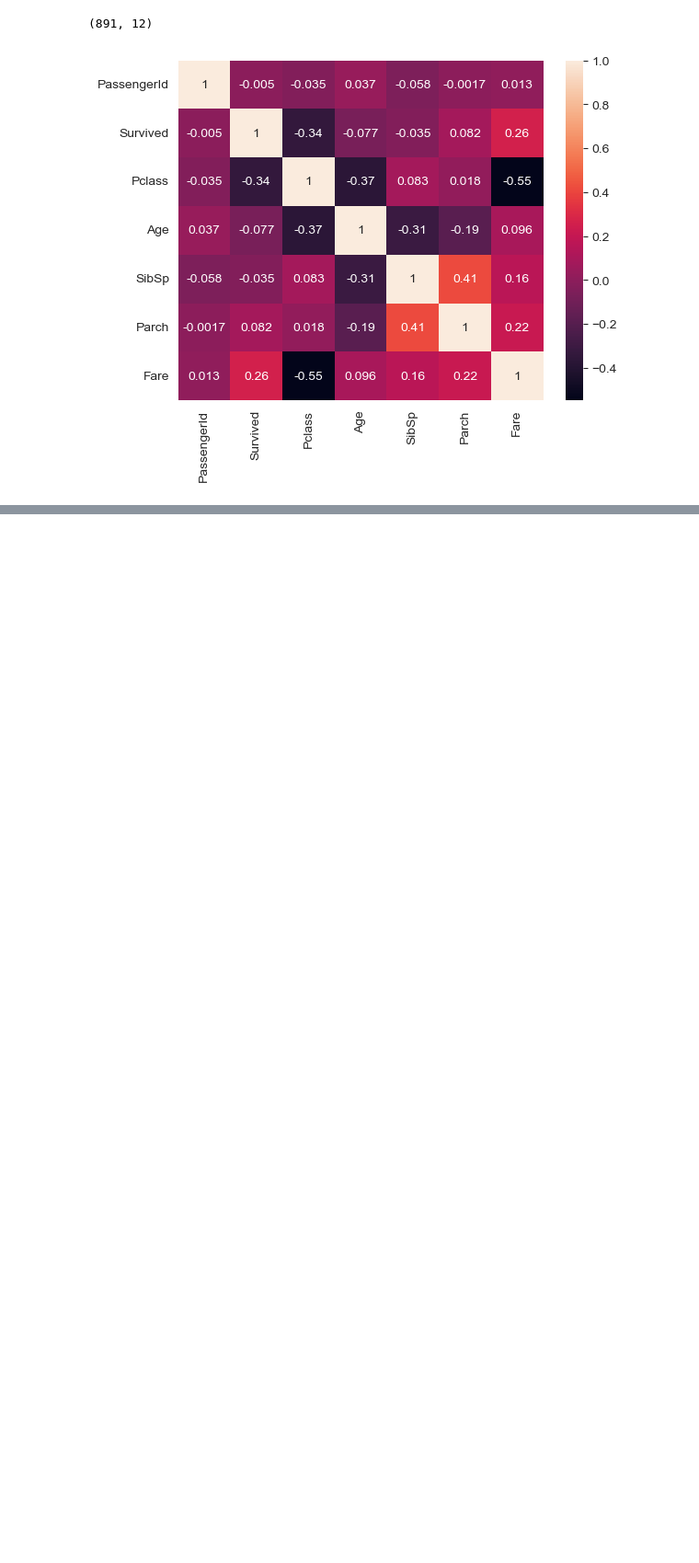
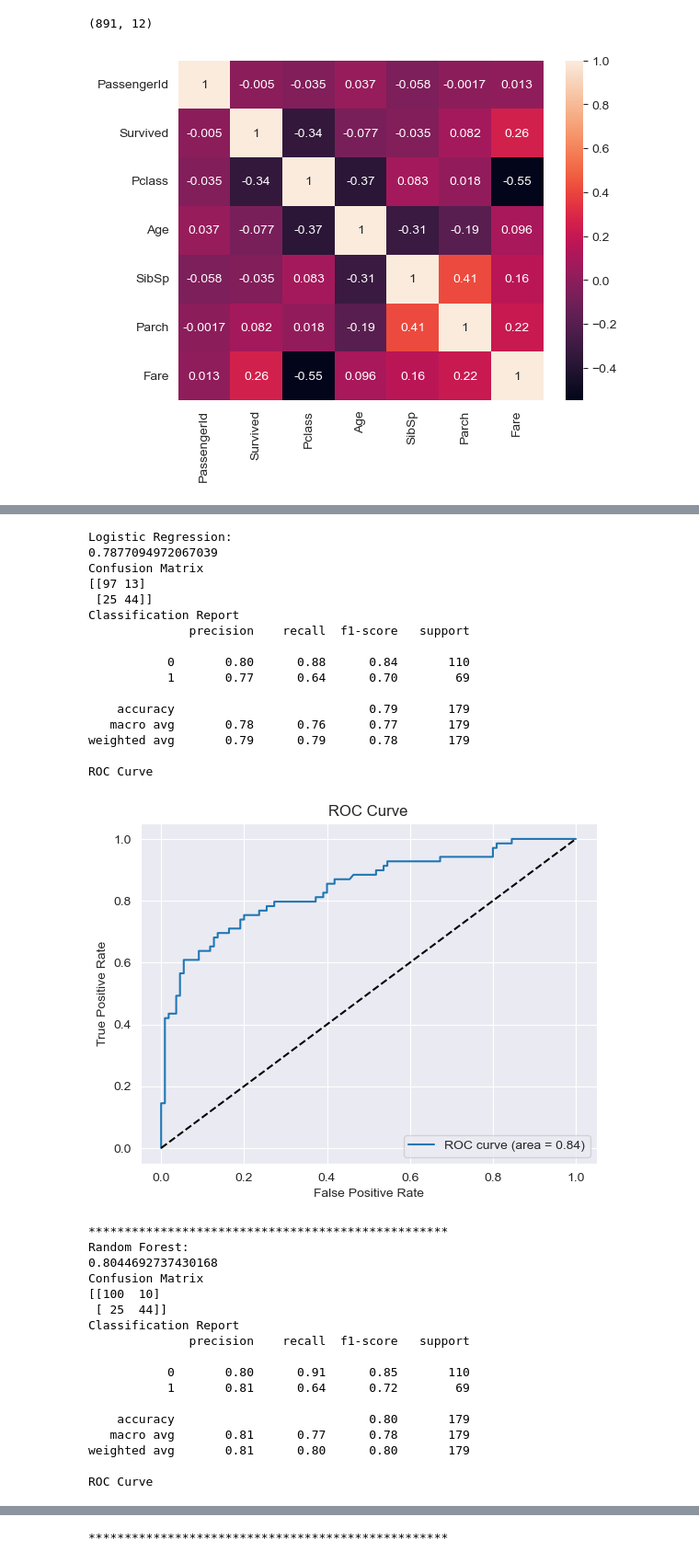
Before and after one commit to kclaudeeager/Titatic_Kaggle, a Jupyter notebook: Titanic_Kaggle_Comp.ipynb, the cells around one changed output, grey strips where cells are left out. Shown: that part at 92% size. Drawn from its saved outputs; the diff is of its cells as text; code cells hidden in the pictures; blank space fills up the shorter version.

Commit message:
Trying more models

```diff
--- a/Titanic_Kaggle_Comp.ipynb
+++ b/Titanic_Kaggle_Comp.ipynb
@@ -170,3 +185,81 @@ Name: Survived, dtype: float64
 0    0.614525
 1    0.385475
 Name: Survived, dtype: float64
+# %%
+def get_accuracy(y_pred_proba,y_test, y_pred, model_name):
+    print(f"{model_name}:")
+    print(accuracy_score(y_test, y_pred))
+    print("Confusion Matrix")
+    print(confusion_matrix(y_test, y_pred))
+    print("Classification Report")
+    print(classification_report(y_test, y_pred))
+    print("ROC Curve")
+    fpr, tpr, thresholds = roc_curve(y_test, y_pred_proba)
+    roc_auc = auc(fpr, tpr)
+    plt.plot(fpr, tpr, label='ROC curve (area = %0.2f)' % roc_auc)
+    plt.plot([0,1], [0,1], 'k--')
+    plt.xlabel('False Positive Rate')
+    plt.ylabel('True Positive Rate')
+    plt.title('ROC Curve')
+    plt.legend(loc="lower right")
+    plt.show()
+    print("*"*50)
+# %%
+#Train different models and check the accuracy
+#Logistic Regression
+lr = LogisticRegression()
+lr.fit(X_train, y_train)
+y_pred = lr.predict(X_test)
+# Do this in a function
+get_accuracy(lr.predict_proba(X_test)[:,1],y_test, y_pred, "Logistic Regression")
+
+#Random Forest
+
+rf = RandomForestClassifier(n_estimators=100, random_state=0)
+rf.fit(X_train, y_train)
+y_pred = rf.predict(X_test)
+y_pred_proba = rf.predict_proba(X_test)[:,1]
+get_accuracy(y_pred_proba,y_test, y_pred, "Random Forest")
+
+#Gradient Boosting
+
+gb = GradientBoostingClassifier(n_estimators=100, random_state=0)
+gb.fit(X_train, y_train)
+y_pred = gb.predict(X_test)
+y_pred_proba = gb.predict_proba(X_test)[:,1]
+get_accuracy(y_pred_proba,y_test, y_pred, "Gradient Boosting")
+# %% [output]
+Logistic Regression:
+0.7877094972067039
+Confusion Matrix
+[[97 13]
+ [25 44]]
+Classification Report
+              precision    recall  f1-score   support
+
+           0       0.80      0.88      0.84       110
+           1       0.77      0.64      0.70        69
+
+    accuracy                           0.79       179
+   macro avg       0.78      0.76      0.77       179
+weighted avg       0.79      0.79      0.78       179
+
+ROC Curve
+[figure, added]
+**************************************************
+Random Forest:
+0.8044692737430168
+Confusion Matrix
+[[100  10]
+ [ 25  44]]
+Classification Report
+              precision    recall  f1-score   support
+
+           0       0.80      0.91      0.85       110
+           1       0.81      0.64      0.72        69
+
+    accuracy                           0.80       179
+   macro avg       0.81      0.77      0.78       179
+weighted avg       0.81      0.80      0.80       179
+
+ROC Curve
@@ -172,0 +285 @@ Name: Survived, dtype: float64
+**************************************************
```
Also changed, not shown: parts of 3 cells of this notebook.
